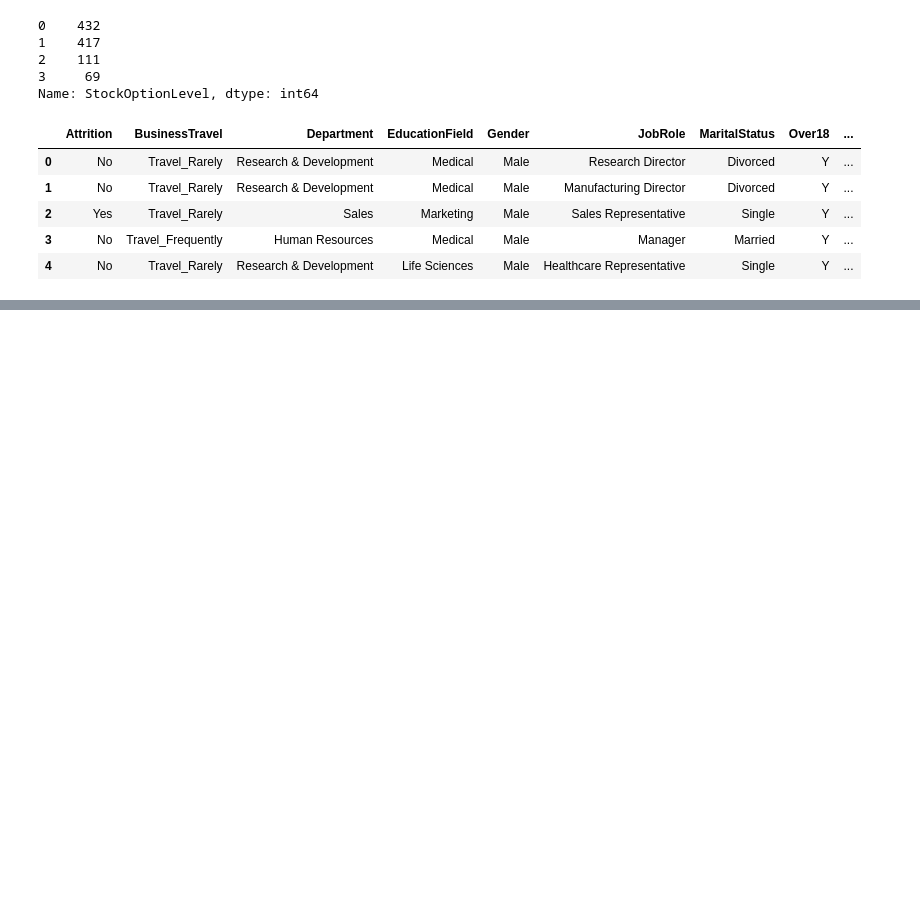
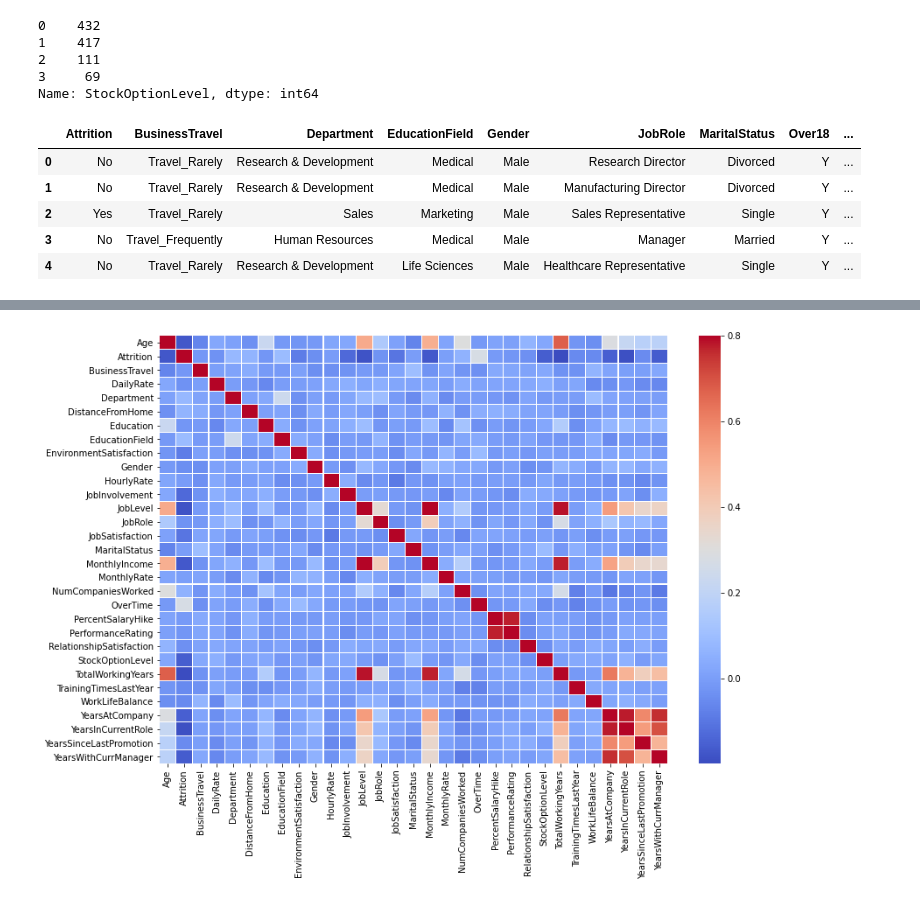
Before and after one commit to saima8/Data-Science-from-scratch, a Jupyter notebook: Employee_Attrition_Assignment.ipynb, the cells around one changed output, grey strips where cells are left out. Saved outputs shown, nothing was run; the diff lists cells and outputs as text; code cells hidden in the pictures; blank space fills up the shorter version.

```diff
--- a/Employee_Attrition_Assignment.ipynb
+++ b/Employee_Attrition_Assignment.ipynb
@@ -338,0 +360,6 @@ train_data.drop('Over18',axis=1,inplace=True)
+# %%
+plt.figure(figsize=(13,9))
+sns.heatmap(train_data.corr(),vmax=0.8,linewidth=0.1,cmap='coolwarm')
+plt.show()
+# %% [output]
+[figure, added]
```
Also changed, not shown: parts of 2 cells of this notebook.
